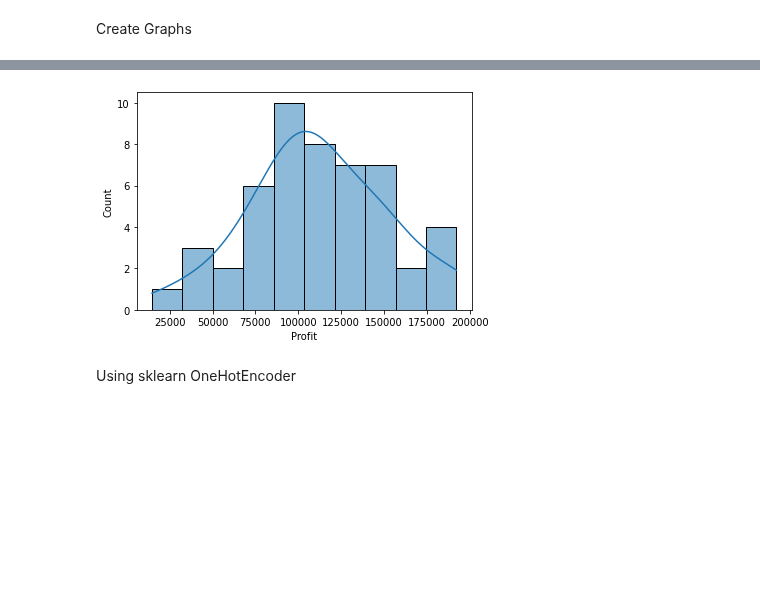
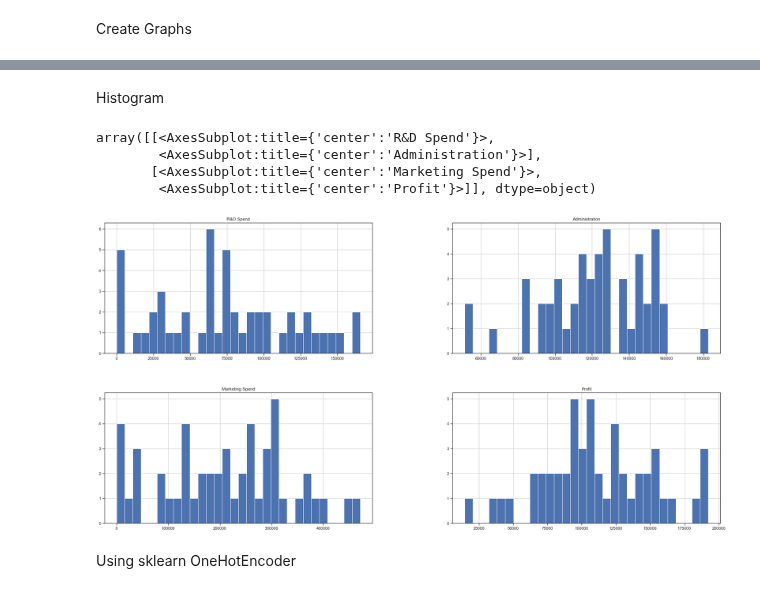
Before and after one commit to EdemBey/ML, a Jupyter notebook: line.ipynb, the cells around one changed output, grey strips where cells are left out. Drawn from its saved outputs; the diff is of its cells as text; code cells hidden in the pictures; blank space fills up the shorter version.

```diff
--- a/line.ipynb
+++ b/line.ipynb
@@ -52,8 +62,14 @@ plt.show()
-# %%
-sns.histplot(dataset['Profit'],bins=10,kde=True)
-plt.show()
-# %% [output]
-[figure, removed]
+# %% [markdown]
+Histogram
+# %%
+
+dataset.hist(bins=30, figsize=(30, 15))
+# %% [output]
+array([[<AxesSubplot:title={'center':'R&D Spend'}>,
+        <AxesSubplot:title={'center':'Administration'}>],
+       [<AxesSubplot:title={'center':'Marketing Spend'}>,
+        <AxesSubplot:title={'center':'Profit'}>]], dtype=object)
+[figure, added]
 # %% [markdown]
 Using sklearn OneHotEncoder
 # %%
```
Also changed, not shown: parts of 13 cells of this notebook.
